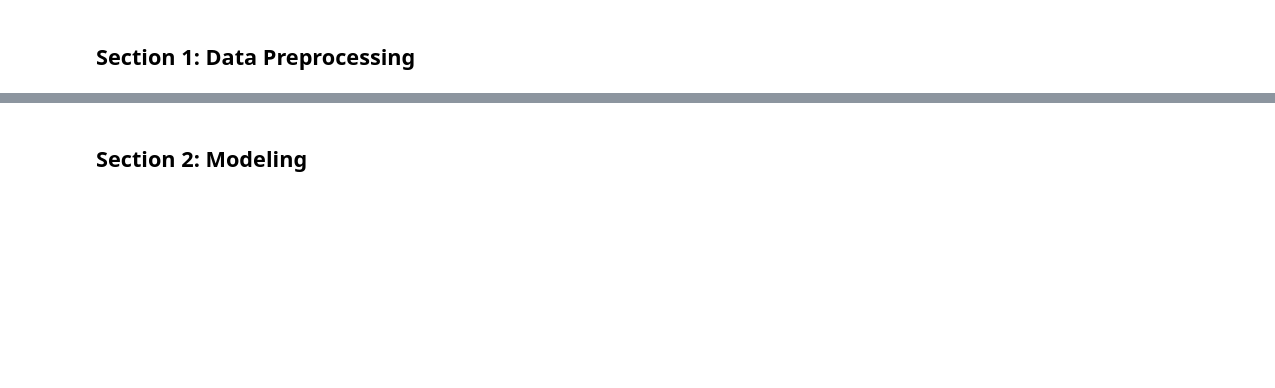
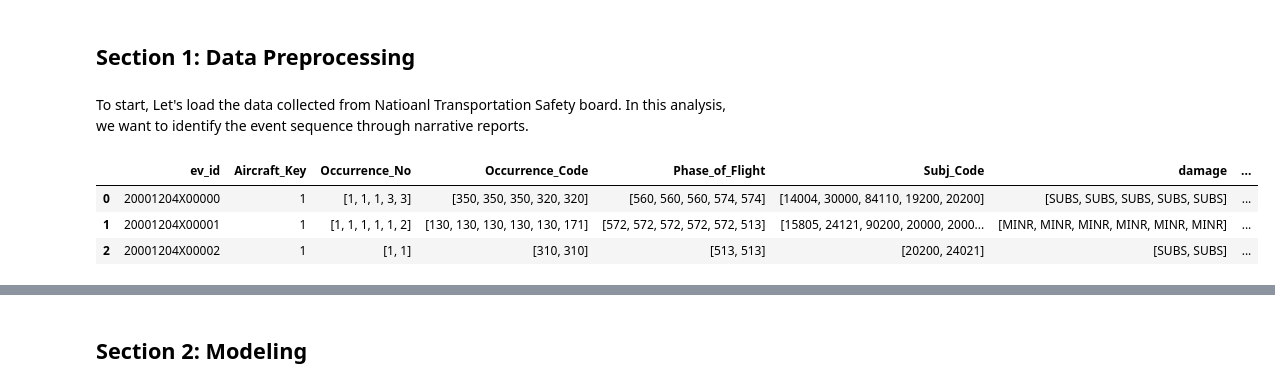
Before and after one commit to xz941/Text-Mining-based-on-NTSB-Report, a Jupyter notebook: multilabel_classification_for_event_extraction.ipynb, the cells around one changed output, grey strips where cells are left out. Drawn from its saved outputs; the diff is of its cells as text; code cells hidden in the pictures; blank space fills up the shorter version.

```diff
--- a/multilabel_classification_for_event_extraction.ipynb
+++ b/multilabel_classification_for_event_extraction.ipynb
@@ -34,6 +37,8 @@ from sklearn.neighbors import KNeighborsClassifier
 from sklearn.tree import DecisionTreeClassifier
 # %% [markdown]
 ## Section 1: Data Preprocessing
+# %% [markdown]
+To start, Let's load the data collected from Natioanl Transportation Safety board. In this analysis, we want to identify the event sequence through narrative reports.
 # %%
 mypath = "data/NTSB"
 Occurrences = pd.read_csv(mypath+'/Occurrences.csv')
@@ -57,3 +62,10 @@ data = pd.merge(merge_buffer, events_select, on=['ev_id'])
 data_select = data[data['ev_year']<=2008]
 data_group = data_select.groupby(['ev_id','Aircraft_Key'])['Occurrence_No','Occurrence_Code','Phase_of_Flight','Subj_Code','damage','ev_highest_injury','ev_year'].agg(lambda x: x.tolist()).reset_index()
 data_final = pd.merge(data_group, narratives, on=['ev_id', 'Aircraft_Key'])
+# %%
+data_final.head(3)
+# %% [output]
+|  | ev_id | Aircraft_Key | Occurrence_No | Occurrence_Code | Phase_of_Flight | Subj_Code | damage | ... |
+| 0 | 20001204X00000 | 1 | [1, 1, 1, 3, 3] | [350, 350, 350, 320, 320] | [560, 560, 560, 574, 574] | [14004, 30000, 84110, 19200, 20200] | [SUBS, SUBS, SUBS, SUBS, SUBS] | ... |
+| 1 | 20001204X00001 | 1 | [1, 1, 1, 1, 1, 2] | [130, 130, 130, 130, 130, 171] | [572, 572, 572, 572, 572, 513] | [15805, 24121, 90200, 20000, 2000... | [MINR, MINR, MINR, MINR, MINR, MINR] | ... |
+| 2 | 20001204X00002 | 1 | [1, 1] | [310, 310] | [513, 513] | [20200, 24021] | [SUBS, SUBS] | ... |
```
Also changed, not shown: parts of 9 cells of this notebook, 2 other files.
